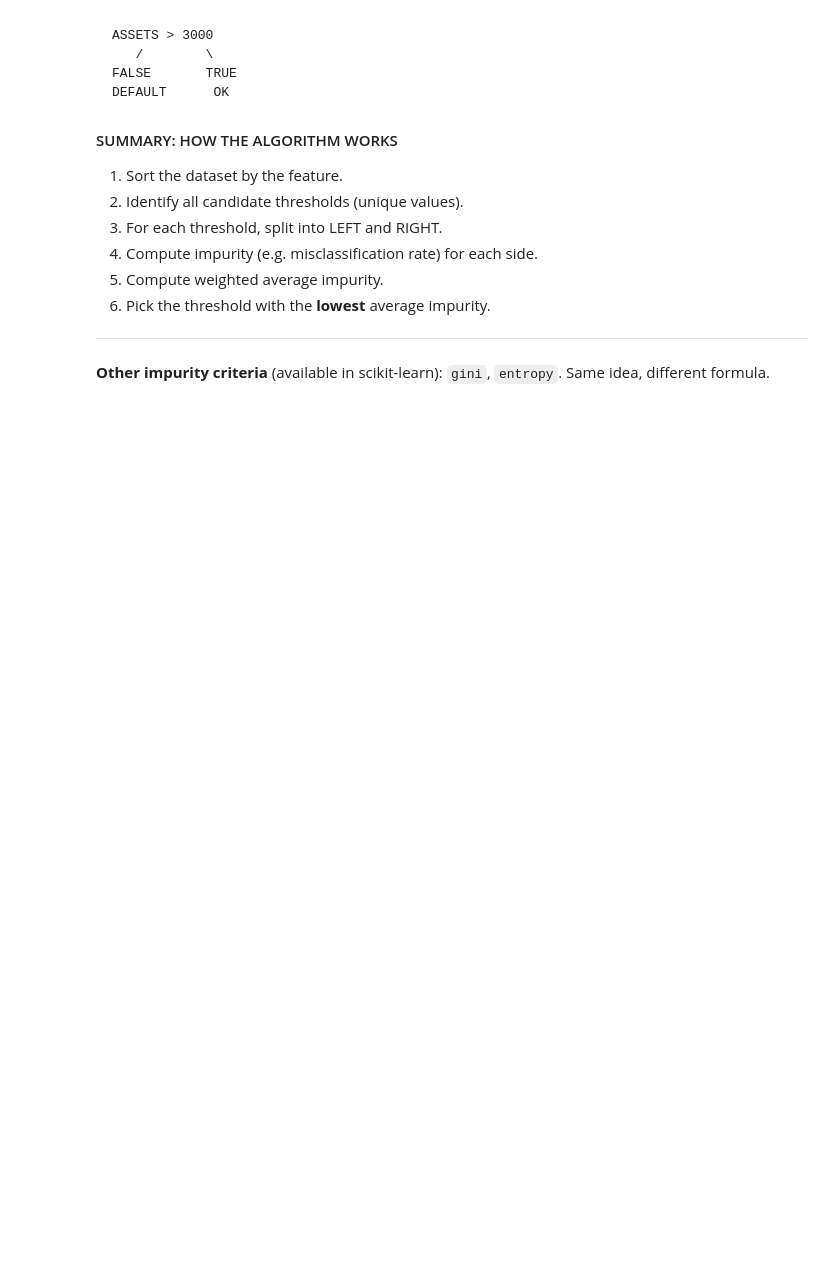
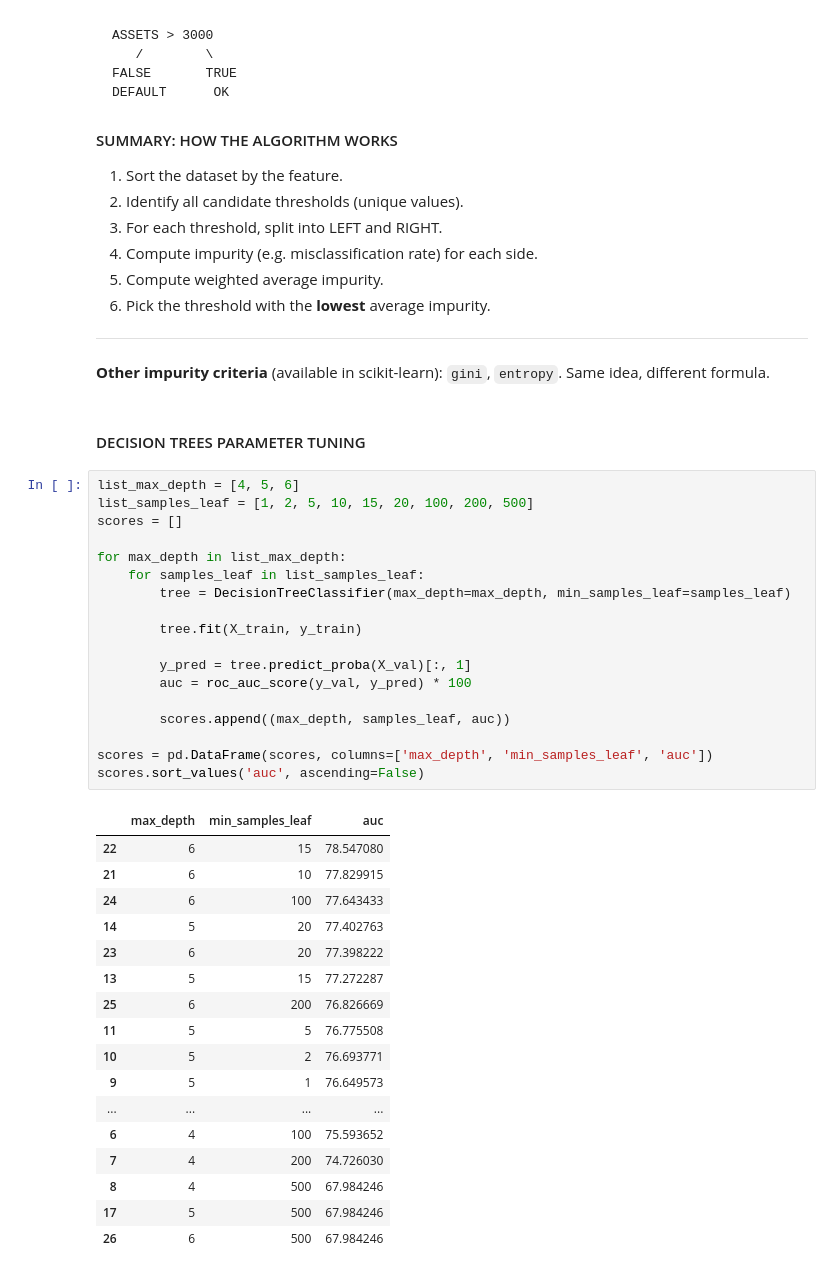
Before and after one commit to niltonPegass/ML_zoomcamp, a Jupyter notebook: ML_zoomcamp/06_trees/homework_trees.ipynb, the cells around one changed output. Drawn from its saved outputs; the diff is of its cells as text; blank space fills up the shorter version.

```diff
--- a/ML_zoomcamp/06_trees/homework_trees.ipynb
+++ b/ML_zoomcamp/06_trees/homework_trees.ipynb
@@ -450,3 +450,41 @@ DEFAULT      OK
 ---
 
 **Other impurity criteria** (available in scikit-learn): `gini`, `entropy`. Same idea, different formula.
+# %% [markdown]
+#### DECISION TREES PARAMETER TUNING
+# %%
+list_max_depth = [4, 5, 6]
+list_samples_leaf = [1, 2, 5, 10, 15, 20, 100, 200, 500]
+scores = []
+
+for max_depth in list_max_depth:
+    for samples_leaf in list_samples_leaf:
+        tree = DecisionTreeClassifier(max_depth=max_depth, min_samples_leaf=samples_leaf)
+
+        tree.fit(X_train, y_train)
+
+        y_pred = tree.predict_proba(X_val)[:, 1]
+        auc = roc_auc_score(y_val, y_pred) * 100
+
+        scores.append((max_depth, samples_leaf, auc))
+
+scores = pd.DataFrame(scores, columns=['max_depth', 'min_samples_leaf', 'auc'])
+scores.sort_values('auc', ascending=False)
+# %% [output]
+|  | max_depth | min_samples_leaf | auc |
+| 22 | 6 | 15 | 78.547080 |
+| 21 | 6 | 10 | 77.829915 |
+| 24 | 6 | 100 | 77.643433 |
+| 14 | 5 | 20 | 77.402763 |
+| 23 | 6 | 20 | 77.398222 |
+| 13 | 5 | 15 | 77.272287 |
+| 25 | 6 | 200 | 76.826669 |
+| 11 | 5 | 5 | 76.775508 |
+| 10 | 5 | 2 | 76.693771 |
+| 9 | 5 | 1 | 76.649573 |
+| ... | ... | ... | ... |
+| 6 | 4 | 100 | 75.593652 |
+| 7 | 4 | 200 | 74.726030 |
+| 8 | 4 | 500 | 67.984246 |
+| 17 | 5 | 500 | 67.984246 |
+| 26 | 6 | 500 | 67.984246 |
```
